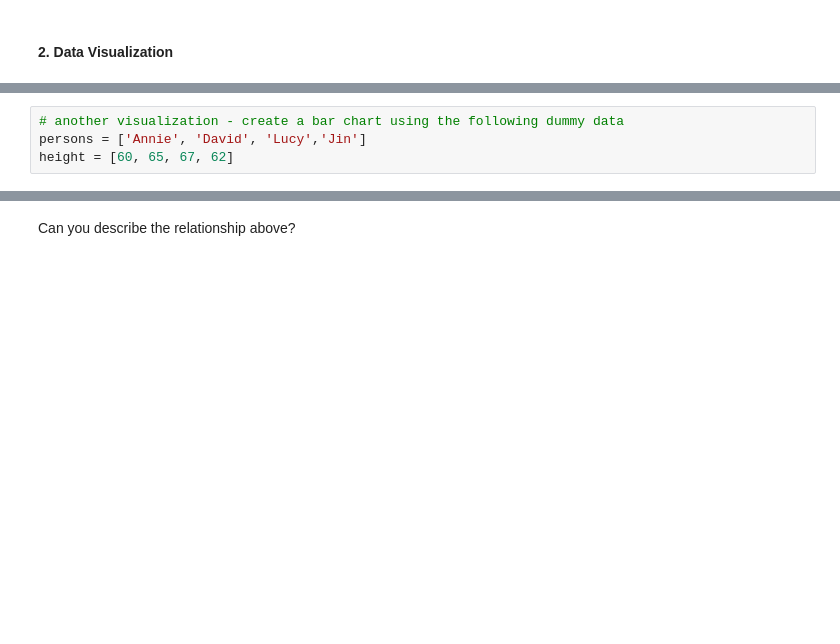
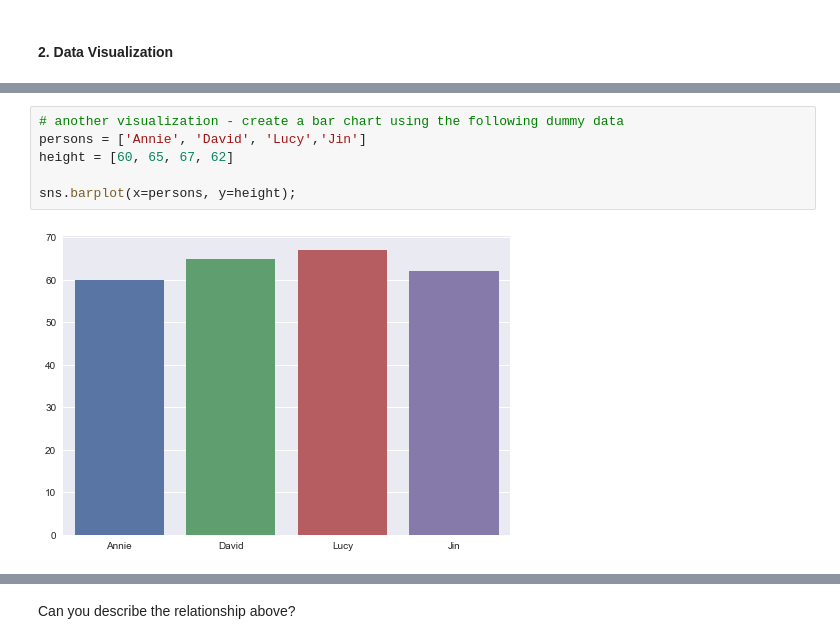
Before and after one commit to dt1086/phase1-code-challenge-review, a Jupyter notebook: Phase1_Review.ipynb, the cells around one changed output, grey strips where cells are left out. Saved outputs shown, nothing was run; the diff lists cells and outputs as text; blank space fills up the shorter version.

```diff
--- a/Phase1_Review.ipynb
+++ b/Phase1_Review.ipynb
@@ -61,6 +148,10 @@ df2.iloc[2,1:3] = np.nan
 # %%
 # another visualization - create a bar chart using the following dummy data
 persons = ['Annie', 'David', 'Lucy','Jin']
 height = [60, 65, 67, 62]
+
+sns.barplot(x=persons, y=height);
+# %% [output]
+[figure, added]
 # %%
 # create a scatterplot of sepal length and sepal width
```
Also changed, not shown: parts of 19 cells of this notebook.
